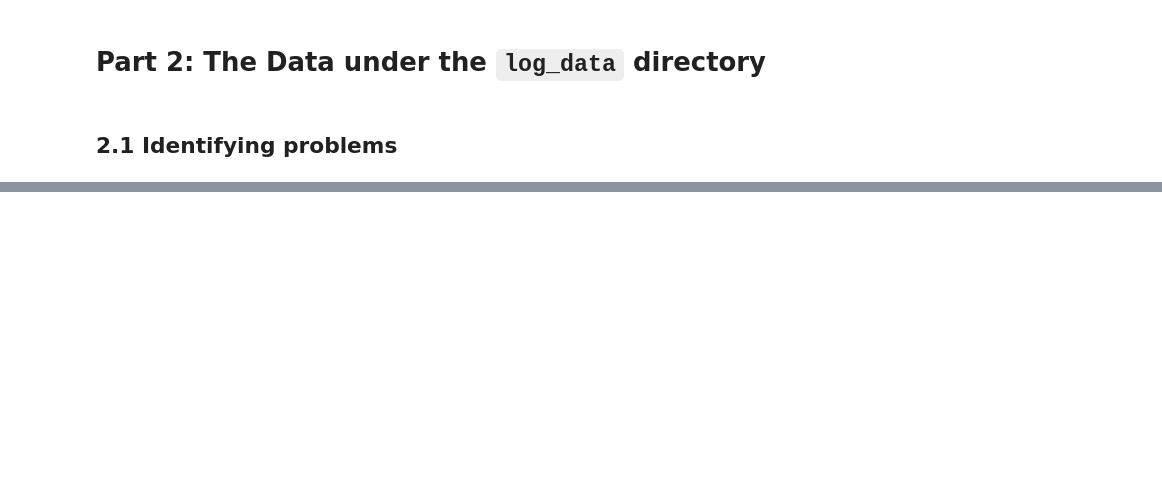
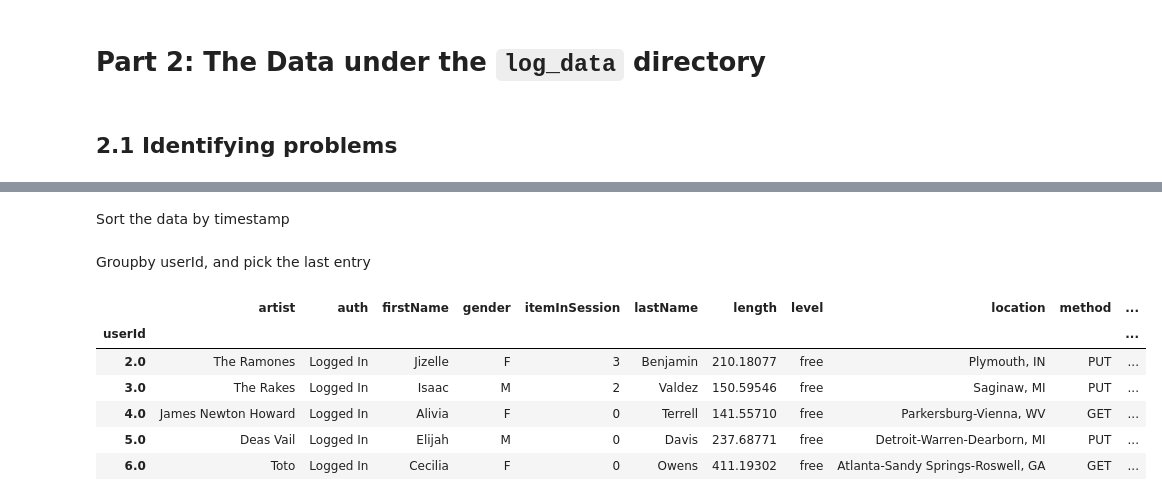
Before and after one commit to Hazem0h/Sparkify-JSON-Postgres-ETL, a Jupyter notebook: src/cleaning.ipynb, the cells around one changed output, grey strips where cells are left out. Cells and saved outputs as stored; diff of their text form; code cells hidden in the pictures; blank space fills up the shorter version.

```diff
--- a/src/cleaning.ipynb
+++ b/src/cleaning.ipynb
@@ -176,0 +289,3 @@ df_songs.to_csv("../data/cleaned/songs.csv")
+# %%
+df_logs["userId"] = df_logs["userId"].replace("", np.nan).astype(np.float64)
+df_logs["userId"].unique()
@@ -176,0 +302,17 @@ df_songs.to_csv("../data/cleaned/songs.csv")
+# %% [markdown]
+Sort the data by timestamp
+# %%
+df_logs.sort_values(by = "ts", inplace = True)
+# %% [markdown]
+Groupby userId, and pick the last entry
+# %%
+grouped = df_logs.groupby("userId").agg("last")
+grouped.head()
+# %% [output]
+|  | artist | auth | firstName | gender | itemInSession | lastName | length | level | location | method | ... |
+| userId |  |  |  |  |  |  |  |  |  |  | ... |
+| 2.0 | The Ramones | Logged In | Jizelle | F | 3 | Benjamin | 210.18077 | free | Plymouth, IN | PUT | ... |
+| 3.0 | The Rakes | Logged In | Isaac | M | 2 | Valdez | 150.59546 | free | Saginaw, MI | PUT | ... |
+| 4.0 | James Newton Howard | Logged In | Alivia | F | 0 | Terrell | 141.55710 | free | Parkersburg-Vienna, WV | GET | ... |
+| 5.0 | Deas Vail | Logged In | Elijah | M | 0 | Davis | 237.68771 | free | Detroit-Warren-Dearborn, MI | PUT | ... |
+| 6.0 | Toto | Logged In | Cecilia | F | 0 | Owens | 411.19302 | free | Atlanta-Sandy Springs-Roswell, GA | GET | ... |
```
Also changed, not shown: parts of 31 cells of this notebook, 5 other files.
